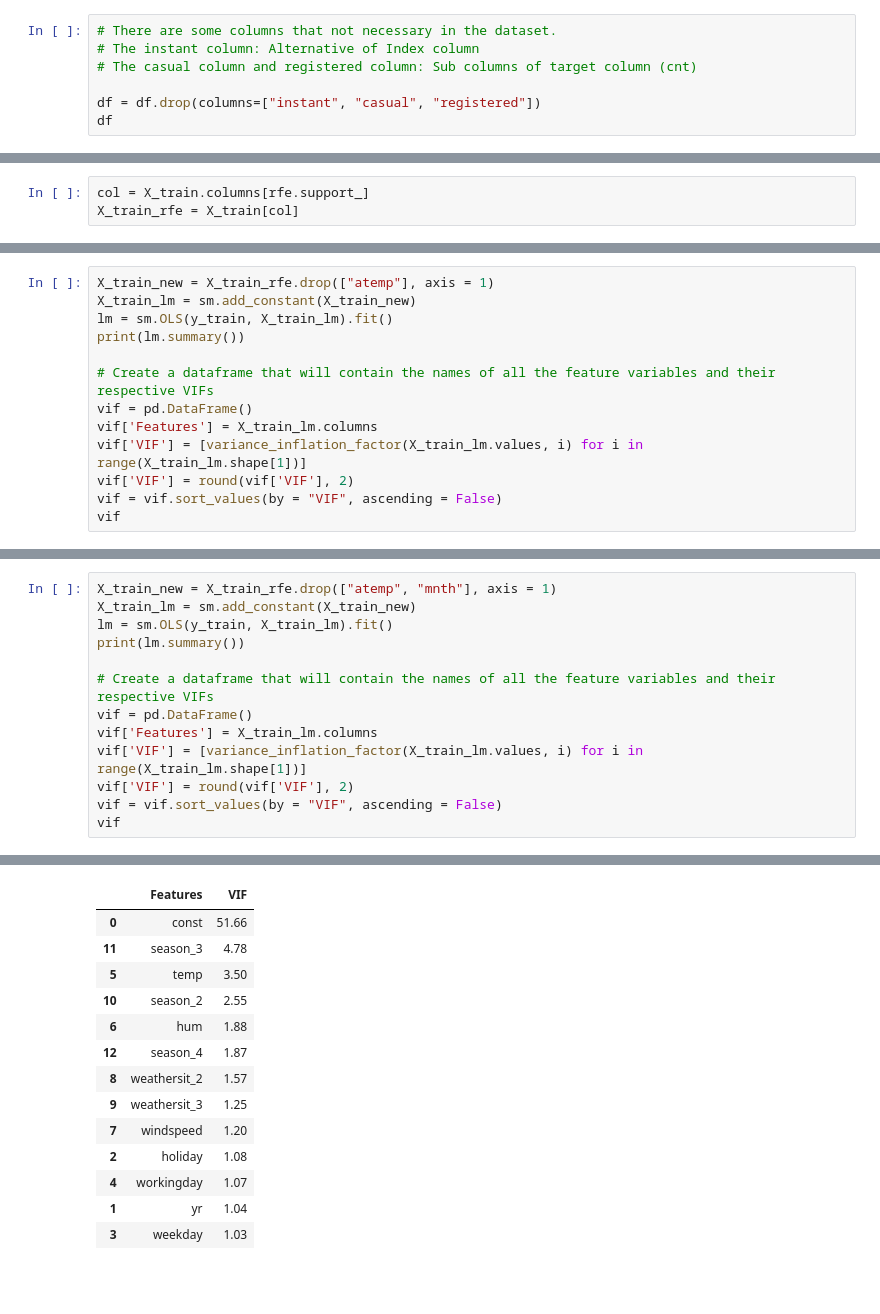
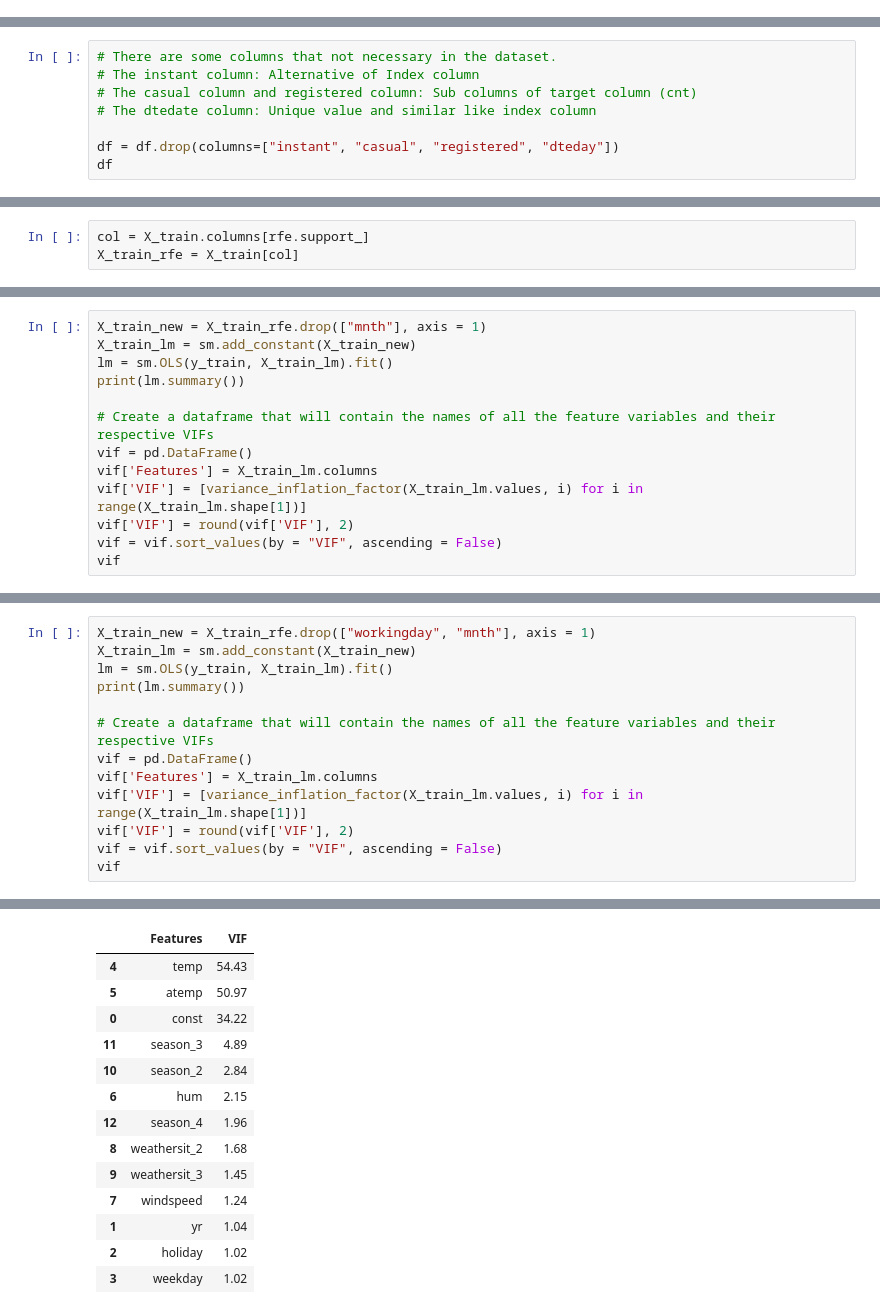
Before and after one commit to bigredbug47/BikeSharing, a Jupyter notebook: BikeSharing.ipynb, the cells around one changed output, grey strips where cells are left out. Drawn from its saved outputs; the diff is of its cells as text; blank space fills up the shorter version.

```diff
--- a/BikeSharing.ipynb
+++ b/BikeSharing.ipynb
@@ -80,7 +96,0 @@ There are several columns in the dataset that are unnecessary.
-# %%
-# There are some columns that not necessary in the dataset.
-# The instant column: Alternative of Index column
-# The casual column and registered column: Sub columns of target column (cnt)
-
-df = df.drop(columns=["instant", "casual", "registered"])
-df
@@ -115,0 +121,8 @@ plt.show()
+# %%
+# There are some columns that not necessary in the dataset.
+# The instant column: Alternative of Index column
+# The casual column and registered column: Sub columns of target column (cnt)
+# The dtedate column: Unique value and similar like index column
+
+df = df.drop(columns=["instant", "casual", "registered", "dteday"])
+df
@@ -504,5 +544,5 @@ Notes:
 # %%
-X_train_new = X_train_rfe.drop(["atemp"], axis = 1)
+X_train_new = X_train_rfe.drop(["mnth"], axis = 1)
 X_train_lm = sm.add_constant(X_train_new)
 lm = sm.OLS(y_train, X_train_lm).fit()
 print(lm.summary())
@@ -550,5 +592,5 @@ Notes:
 # %%
-X_train_new = X_train_rfe.drop(["atemp", "mnth"], axis = 1)
+X_train_new = X_train_rfe.drop(["workingday", "mnth"], axis = 1)
 X_train_lm = sm.add_constant(X_train_new)
 lm = sm.OLS(y_train, X_train_lm).fit()
 print(lm.summary())
@@ -573,22 +615,22 @@ Df Residuals:                     497   BIC:                            -910.0
 Df Model:                          12
 Covariance Type:            nonrobust
 ================================================================================
 ... (20 lines left out)
 ==============================================================================
 
 Notes:
 [1] Standard Errors assume that the covariance matrix of the errors is correctly specified.
 |  | Features | VIF |
-| 0 | const | 51.66 |
-| 11 | season_3 | 4.78 |
-| 5 | temp | 3.50 |
-| 10 | season_2 | 2.55 |
-| 6 | hum | 1.88 |
-| 12 | season_4 | 1.87 |
-| 8 | weathersit_2 | 1.57 |
-| 9 | weathersit_3 | 1.25 |
-| 7 | windspeed | 1.20 |
-| 2 | holiday | 1.08 |
-| 4 | workingday | 1.07 |
+| 4 | temp | 54.43 |
+| 5 | atemp | 50.97 |
+| 0 | const | 34.22 |
+| 11 | season_3 | 4.89 |
+| 10 | season_2 | 2.84 |
+| 6 | hum | 2.15 |
+| 12 | season_4 | 1.96 |
+| 8 | weathersit_2 | 1.68 |
+| 9 | weathersit_3 | 1.45 |
+| 7 | windspeed | 1.24 |
 | 1 | yr | 1.04 |
-| 3 | weekday | 1.03 |
+| 2 | holiday | 1.02 |
+| 3 | weekday | 1.02 |
```
Also changed, not shown: parts of 57 cells of this notebook, 2 other files.
